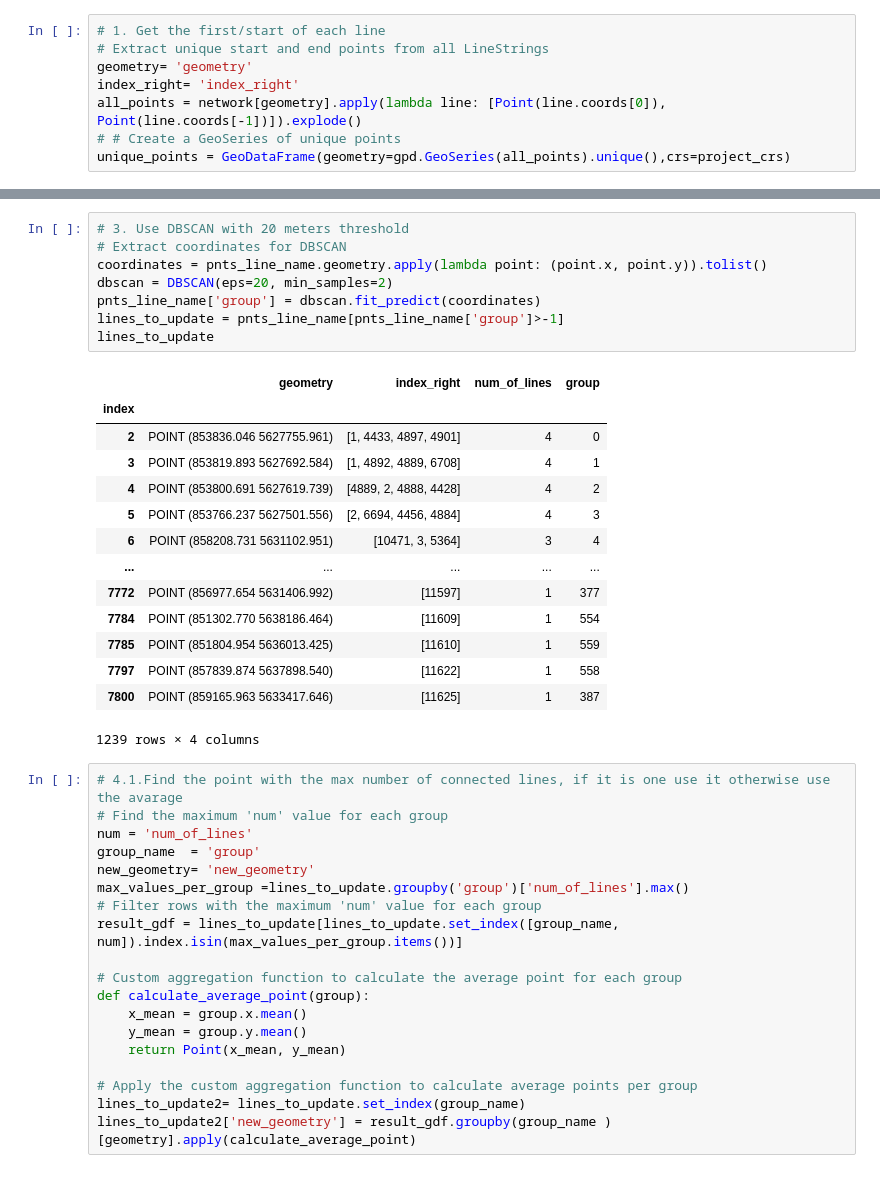
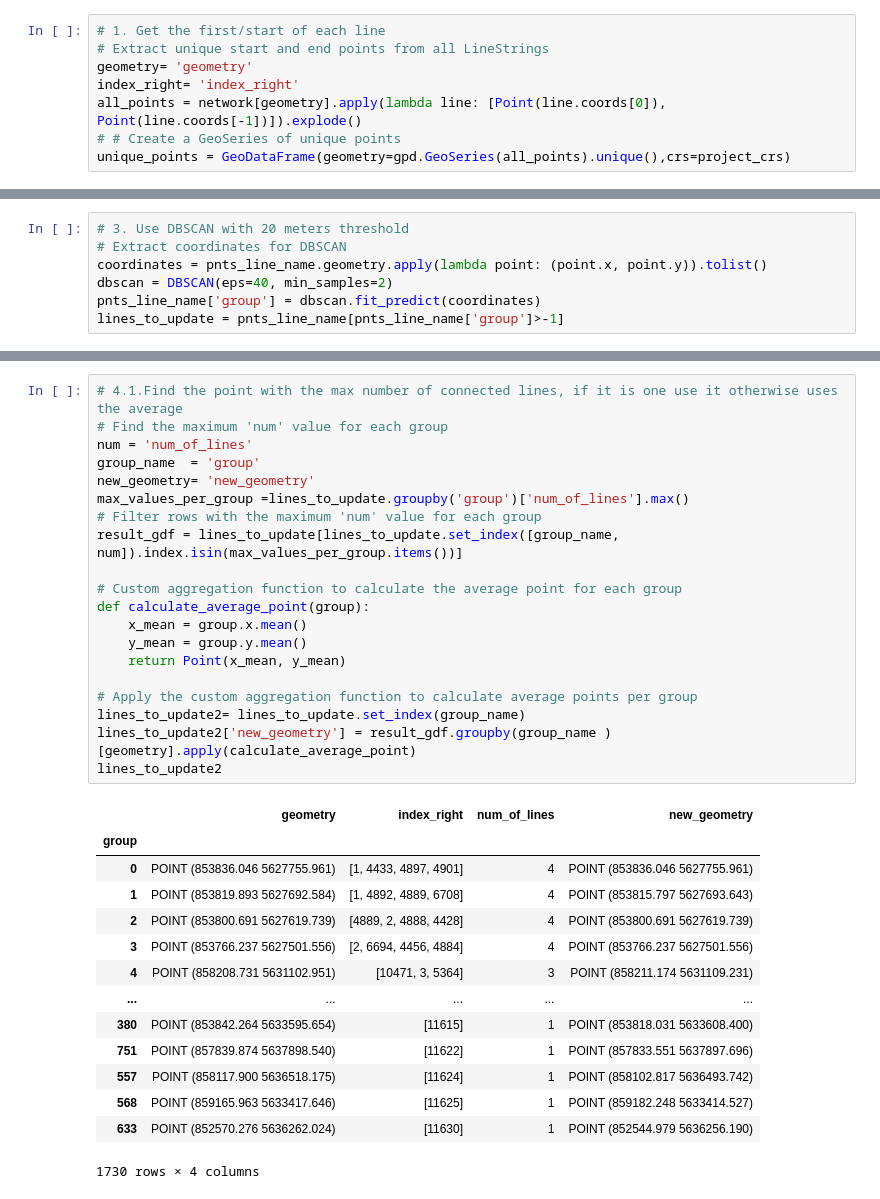
Before and after one commit to achic19/SOD0, a Jupyter notebook: Code/notebooks/topology.ipynb, the cells around one changed output, grey strips where cells are left out. Drawn from its saved outputs; the diff is of its cells as text.

```diff
--- a/Code/notebooks/topology.ipynb
+++ b/Code/notebooks/topology.ipynb
@@ -663 +654,8 @@ Datum: World Geodetic System 1984 ensemble
+# %%
+# 3. Use DBSCAN with 20 meters threshold
+# Extract coordinates for DBSCAN
+coordinates = pnts_line_name.geometry.apply(lambda point: (point.x, point.y)).tolist()
+dbscan = DBSCAN(eps=40, min_samples=2)
+pnts_line_name['group'] = dbscan.fit_predict(coordinates)
+lines_to_update = pnts_line_name[pnts_line_name['group']>-1]
 # %%
@@ -685,43 +676,36 @@ pnts_line_name
-# %%
-# 3. Use DBSCAN with 20 meters threshold
-# Extract coordinates for DBSCAN
-coordinates = pnts_line_name.geometry.apply(lambda point: (point.x, point.y)).tolist()
-dbscan = DBSCAN(eps=20, min_samples=2)
-pnts_line_name['group'] = dbscan.fit_predict(coordinates)
-lines_to_update = pnts_line_name[pnts_line_name['group']>-1]
-lines_to_update
-# %% [output]
-|  | geometry | index_right | num_of_lines | group |
-| index |  |  |  |  |
-| 2 | POINT (853836.046 5627755.961) | [1, 4433, 4897, 4901] | 4 | 0 |
-| 3 | POINT (853819.893 5627692.584) | [1, 4892, 4889, 6708] | 4 | 1 |
-| 4 | POINT (853800.691 5627619.739) | [4889, 2, 4888, 4428] | 4 | 2 |
-| 5 | POINT (853766.237 5627501.556) | [2, 6694, 4456, 4884] | 4 | 3 |
-| 6 | POINT (858208.731 5631102.951) | [10471, 3, 5364] | 3 | 4 |
-| ... | ... | ... | ... | ... |
-| 7772 | POINT (856977.654 5631406.992) | [11597] | 1 | 377 |
-| 7784 | POINT (851302.770 5638186.464) | [11609] | 1 | 554 |
-| 7785 | POINT (851804.954 5636013.425) | [11610] | 1 | 559 |
-| 7797 | POINT (857839.874 5637898.540) | [11622] | 1 | 558 |
-| 7800 | POINT (859165.963 5633417.646) | [11625] | 1 | 387 |
-1239 rows × 4 columns
 # %%
-# 4.1.Find the point with the max number of connected lines, if it is one use it otherwise use the avarage
+# 4.1.Find the point with the max number of connected lines, if it is one use it otherwise uses the average
 # Find the maximum 'num' value for each group
 num = 'num_of_lines'
 group_name  = 'group'
 new_geometry= 'new_geometry'
 max_values_per_group =lines_to_update.groupby('group')['num_of_lines'].max()
 # Filter rows with the maximum 'num' value for each group
 result_gdf = lines_to_update[lines_to_update.set_index([group_name, num]).index.isin(max_values_per_group.items())]
 
 # Custom aggregation function to calculate the average point for each group
 def calculate_average_point(group):
     x_mean = group.x.mean()
     y_mean = group.y.mean()
     return Point(x_mean, y_mean)
 
 # Apply the custom aggregation function to calculate average points per group
 lines_to_update2= lines_to_update.set_index(group_name)
 lines_to_update2['new_geometry'] = result_gdf.groupby(group_name )[geometry].apply(calculate_average_point)
+lines_to_update2
+# %% [output]
+|  | geometry | index_right | num_of_lines | new_geometry |
+| group |  |  |  |  |
+| 0 | POINT (853836.046 5627755.961) | [1, 4433, 4897, 4901] | 4 | POINT (853836.046 5627755.961) |
+| 1 | POINT (853819.893 5627692.584) | [1, 4892, 4889, 6708] | 4 | POINT (853815.797 5627693.643) |
+| 2 | POINT (853800.691 5627619.739) | [4889, 2, 4888, 4428] | 4 | POINT (853800.691 5627619.739) |
+| 3 | POINT (853766.237 5627501.556) | [2, 6694, 4456, 4884] | 4 | POINT (853766.237 5627501.556) |
+| 4 | POINT (858208.731 5631102.951) | [10471, 3, 5364] | 3 | POINT (858211.174 5631109.231) |
+| ... | ... | ... | ... | ... |
+| 380 | POINT (853842.264 5633595.654) | [11615] | 1 | POINT (853818.031 5633608.400) |
+| 751 | POINT (857839.874 5637898.540) | [11622] | 1 | POINT (857833.551 5637897.696) |
+| 557 | POINT (858117.900 5636518.175) | [11624] | 1 | POINT (858102.817 5636493.742) |
+| 568 | POINT (859165.963 5633417.646) | [11625] | 1 | POINT (859182.248 5633414.527) |
+| 633 | POINT (852570.276 5636262.024) | [11630] | 1 | POINT (852544.979 5636256.190) |
+1730 rows × 4 columns
 # %%
```
Also changed, not shown: parts of 13 cells of this notebook, 3 other files.
